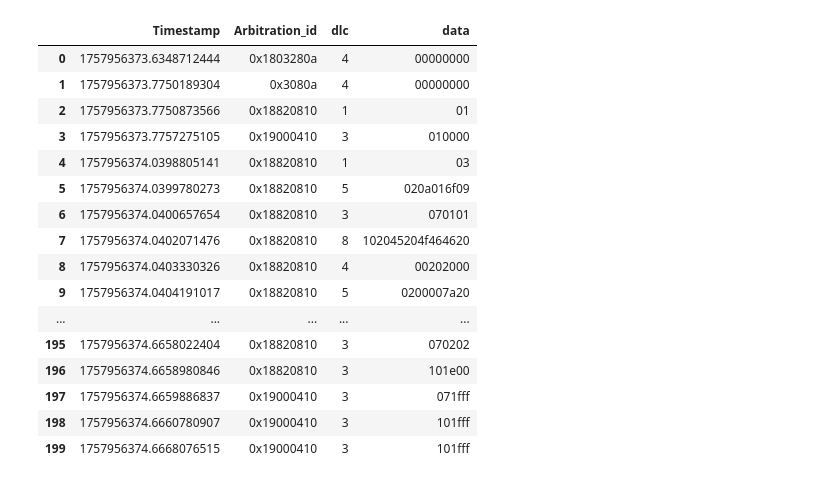
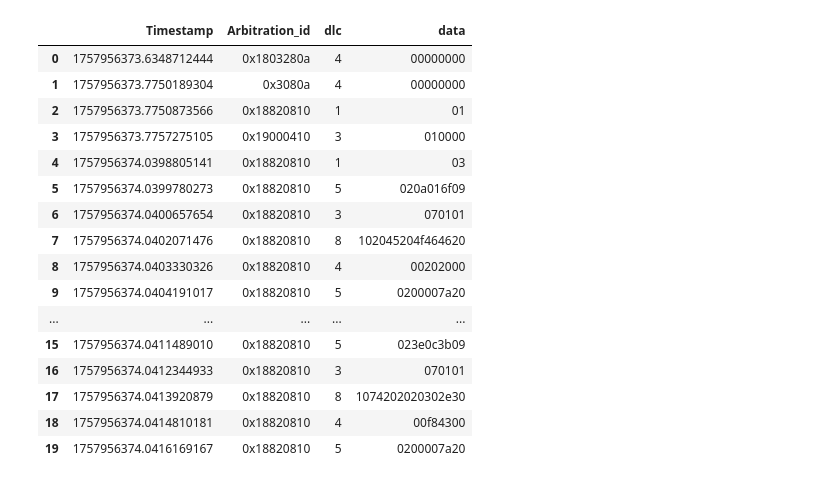
Before and after one commit to enrique062701/Enrique-RPi, a Jupyter notebook: CAN_bus_files/Data_patterns.ipynb, the cells around one changed output. Cells and saved outputs as stored; diff of their text form; code cells hidden in the pictures.

```diff
--- a/CAN_bus_files/Data_patterns.ipynb
+++ b/CAN_bus_files/Data_patterns.ipynb
@@ -3,8 +3,8 @@ import numpy as np
 import pandas as pd
 import binascii
 import string
-pd.set_option('display.max_rows', None)
-pd.set_option('display.float_format', lambda x: f'{x:.10f}')
+#pd.set_option('display.max_rows', None)
+#pd.set_option('display.float_format', lambda x: f'{x:.10f}')
 # %%
 # Import the idle data and the command data
 idle_main_menu = pd.read_csv('idle_main_menu.csv', delimiter = ",")
@@ -124,26 +122,26 @@ patterns_controller = repeating_pattern(list(controller_idle['data']))
 
 #patterns_laser
 # %%
-laser_startup.head(200)
+laser_startup.head(20)
 #After initial messages, the laser sends 30 messages and then the controller responds with another 30 messages. After that
 # it starts its usual cycle of repeated messages.
 # %% [output]
 |  | Timestamp | Arbitration_id | dlc | data |
 | 0 | 1757956373.6348712444 | 0x1803280a | 4 | 00000000 |
 | 1 | 1757956373.7750189304 | 0x3080a | 4 | 00000000 |
 | 2 | 1757956373.7750873566 | 0x18820810 | 1 | 01 |
 | 3 | 1757956373.7757275105 | 0x19000410 | 3 | 010000 |
 | 4 | 1757956374.0398805141 | 0x18820810 | 1 | 03 |
 | 5 | 1757956374.0399780273 | 0x18820810 | 5 | 020a016f09 |
 | 6 | 1757956374.0400657654 | 0x18820810 | 3 | 070101 |
 | 7 | 1757956374.0402071476 | 0x18820810 | 8 | 102045204f464620 |
 | 8 | 1757956374.0403330326 | 0x18820810 | 4 | 00202000 |
 | 9 | 1757956374.0404191017 | 0x18820810 | 5 | 0200007a20 |
 | ... | ... | ... | ... | ... |
-| 195 | 1757956374.6658022404 | 0x18820810 | 3 | 070202 |
-| 196 | 1757956374.6658980846 | 0x18820810 | 3 | 101e00 |
-| 197 | 1757956374.6659886837 | 0x19000410 | 3 | 071fff |
-| 198 | 1757956374.6660780907 | 0x19000410 | 3 | 101fff |
-| 199 | 1757956374.6668076515 | 0x19000410 | 3 | 101fff |
+| 15 | 1757956374.0411489010 | 0x18820810 | 5 | 023e0c3b09 |
+| 16 | 1757956374.0412344933 | 0x18820810 | 3 | 070101 |
+| 17 | 1757956374.0413920879 | 0x18820810 | 8 | 1074202020302e30 |
+| 18 | 1757956374.0414810181 | 0x18820810 | 4 | 00f84300 |
+| 19 | 1757956374.0416169167 | 0x18820810 | 5 | 0200007a20 |
 # %%
 plug_unplug = pd.read_csv('unplug_plug_controller.csv', delimiter = ",")
```
Also changed, not shown: parts of 3 cells of this notebook, 1 other file.
